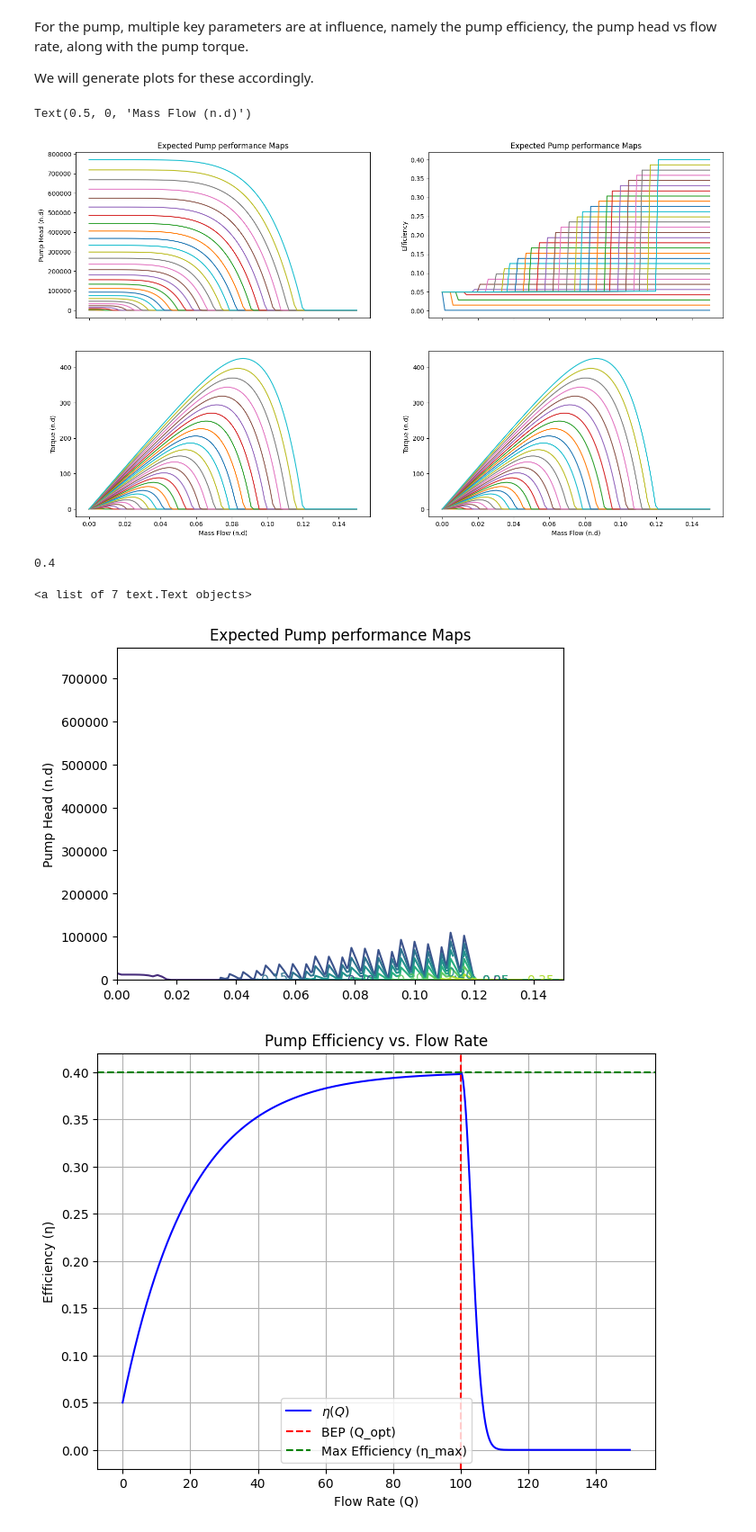
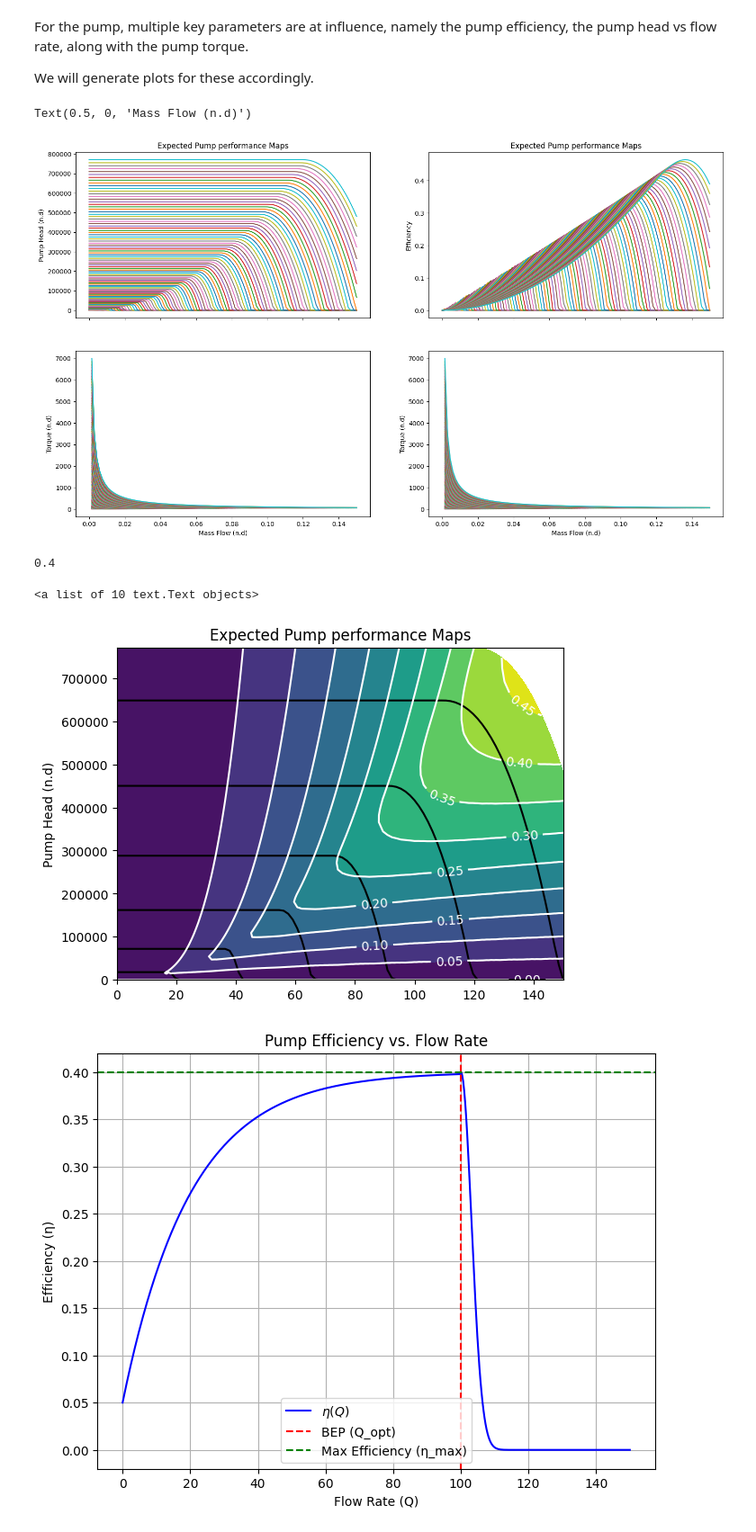
Before and after one commit to EliasAoubala/turboRocket, a Jupyter notebook: docs/gas_generator_validation.ipynb, the cells around one changed output. Shown at 90% size. Drawn from its saved outputs; the diff is of its cells as text; code cells hidden in the pictures.

```diff
--- a/docs/gas_generator_validation.ipynb
+++ b/docs/gas_generator_validation.ipynb
@@ -511,7 +511,7 @@ from turborocket.fluids.fluids import IncompressibleFluid
 pump = Pump(I=1, D=3e-2, Q_nom=0.08, eta_nom=0.4, N_nom=25e3 * (2 * np.pi) / 60)
 
 inlet = IncompressibleFluid(rho=1000, P=30e5)
-k1 = 30
+k1 = 100
 k2 = 100
 
 N = np.linspace(100, 25e3, k1)*(2*np.pi)/60
@@ -572,21 +572,25 @@ ax[1][1].set_xlabel("Mass Flow (n.d)")
 # plt.plot(m_dot, dp)
 # %% [output]
 Text(0.5, 0, 'Mass Flow (n.d)')
-[figure, old version]
+[figure, new version]
 # %%
 pump.get_eta_bep(N=25e3 * (2 * np.pi) / 60)
 # %% [output]
 0.4
 # %%
 fig.set_size_inches(18.5, 10.5)
-# plt.plot(m_dot / 1000, dp)
+plt.contour(m_dot, dp, N, colors="k")
 plt.ylabel("Pump Head (n.d)")
 plt.title("Expected Pump performance Maps")
-k = plt.contour(m_dot / 1000, dp, eta)
-plt.clabel(k, k.levels)
+k = plt.contourf(m_dot, dp, eta, levels =10)
+
+k2 = plt.contour(m_dot, dp, eta, colors="white", levels=10)
+
+
+plt.clabel(k2, k2.levels)
 # %% [output]
-<a list of 7 text.Text objects>
+<a list of 10 text.Text objects>
-[figure, old version]
+[figure, new version]
 # %%
 import numpy as np
 import matplotlib.pyplot as plt
```
Also changed, not shown: 8 other files.
